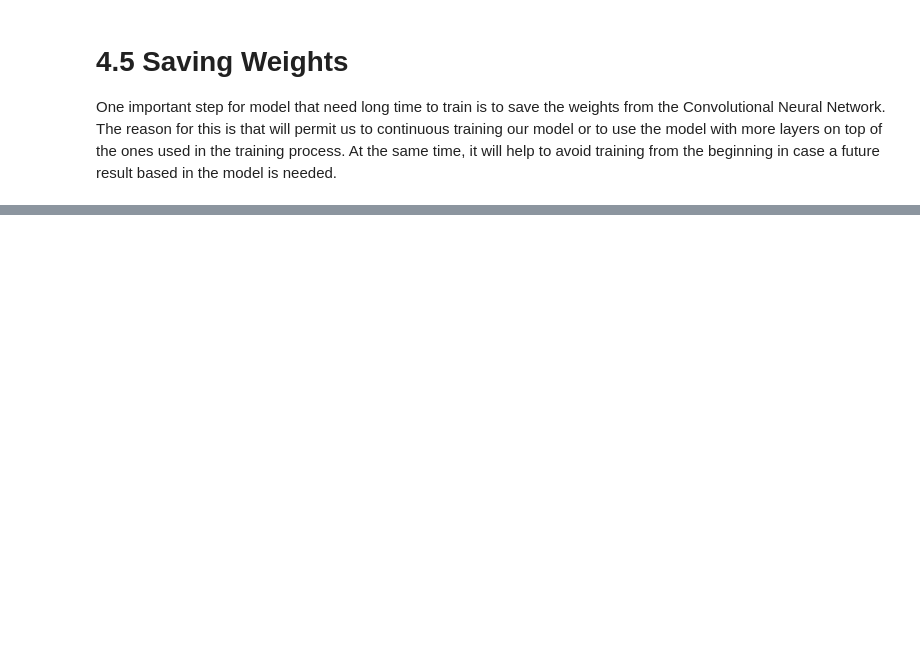
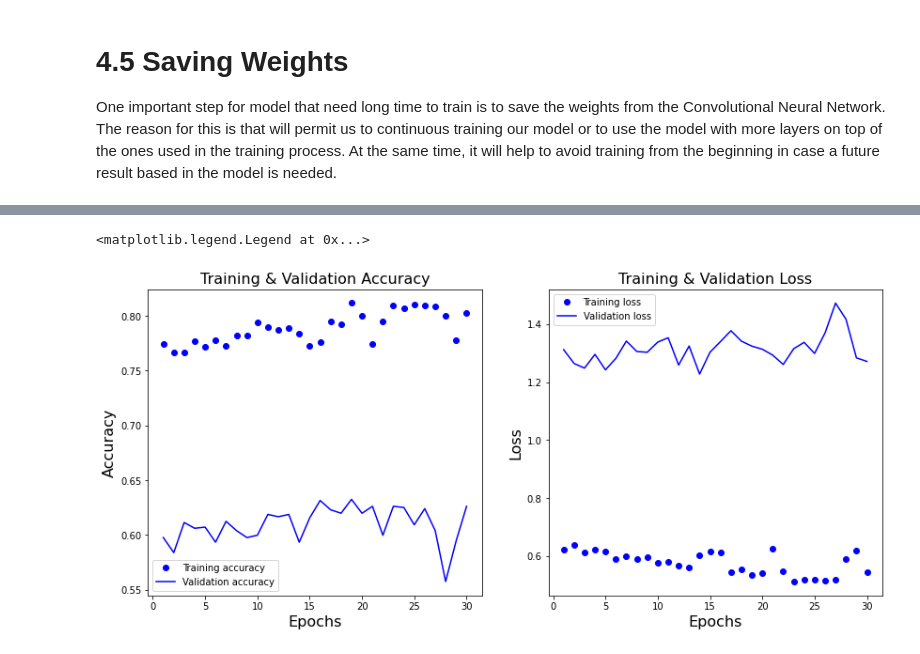
Before and after one commit to mimica123/Sentiment_Recommendation, a Jupyter notebook: 4.0 Final_version_2.ipynb, the cells around one changed output, grey strips where cells are left out. Cells and saved outputs as stored; diff of their text form; code cells hidden in the pictures; blank space fills up the shorter version.

```diff
--- a/4.0 Final_version_2.ipynb
+++ b/4.0 Final_version_2.ipynb
@@ -19,7 +20,7 @@ import matplotlib.image as img
 # %% [markdown]
 # 4.2 Layers for the Convolutional Neural Network
 # %%
-model= Sequential()
+# 4.3 Model Summarymodel= Sequential()
 model.add(Conv2D(32, kernel_size=(3, 3), padding='same', activation='relu', input_shape=(48, 48,3)))
 model.add(Conv2D(64,(3,3), padding='same', activation='relu' ))
 model.add(BatchNormalization())
@@ -50,7 +51,7 @@ model.add(Dense(512,activation = 'relu'))
 model.add(BatchNormalization())
 model.add(Dropout(0.25))
 
-model.add(Dense(4, activation='softmax'))
+model.add(Dense(5, activation='softmax'))
 
 model.compile(
     optimizer = 'adam',
@@ -86,24 +87,26 @@ With the inclusion of the four layers the number of parameters augmented to 4,49
 This time the number of epochs is 150 compared with 60 in the base model for the gray and color scale dataset trained before
 # %%
 #Part 2 - Fitting the CNN to the images
-from tensorflow.keras.preprocessing.image import ImageDataGenerator
+fWith the inclusion of the four layers the number of parameters augmented to 4,495,940 which will help to improve the prediction of the model.# 4.4 Fitting the Model
+This time the number of epochs is 150 compared with 60 in the base model for the gray and color scale dataset trained beforerom tensorflow.keras.preprocessing.image import ImageDataGenerator
 
 train_datagen = ImageDataGenerator(
     rescale=1./255,
     shear_range=0.2,
     zoom_range=0.2,
+    rotation_range = 15.,
     horizontal_flip=True)
 
 test_datagen = ImageDataGenerator(rescale=1./255)
 
 training_set = train_datagen.flow_from_directory(
-    'feelings/Clean1/train',
+    '/content/train/Train',
     target_size=(48, 48),
     batch_size=32,
     class_mode='categorical')
 
 test_set = test_datagen.flow_from_directory(
-    'feelings/Clean1/test',
+    '/content/train/Test',
     target_size=(48, 48),
     batch_size=32,
     class_mode='categorical')
@@ -116,6 +119,8 @@ from PIL import Image
 
 history = model.fit(
     training_set,
-    epochs=150,
+    #steps_per_epoch=800,
+    epochs=30,
     validation_data=test_set,
+    #validation_steps=80,
     verbose=1)
@@ -127,0 +157,5 @@ model.save_weights("my_model_weights2.180.h5")
+# %%
+Graph_Accuracy_Loss(history)
+# %% [output]
+<matplotlib.legend.Legend at 0x...>
+[figure, added]
```
Also changed, not shown: parts of 5 cells of this notebook.
